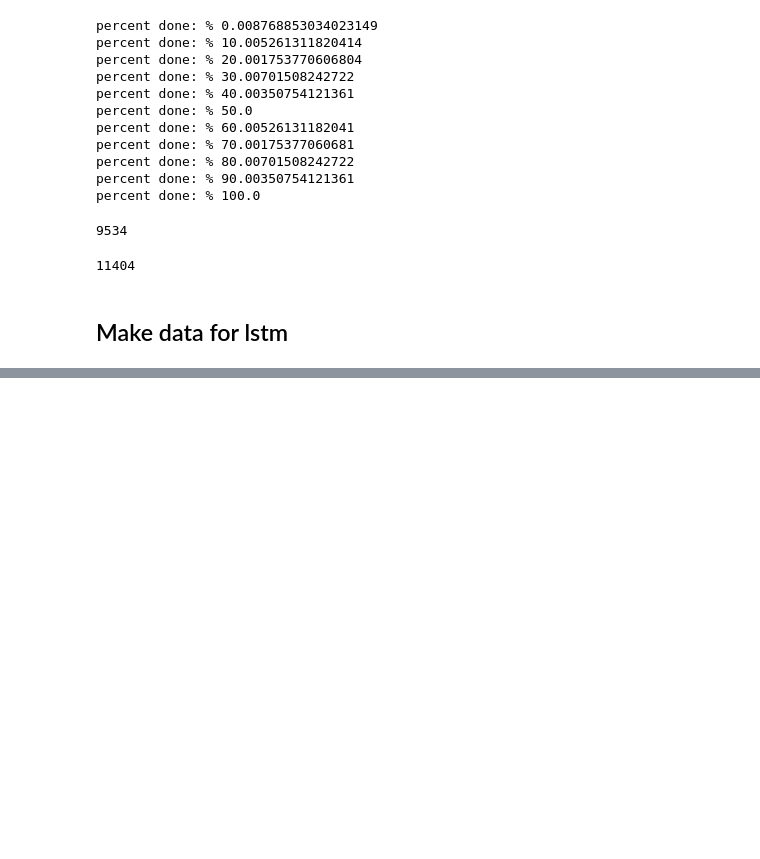
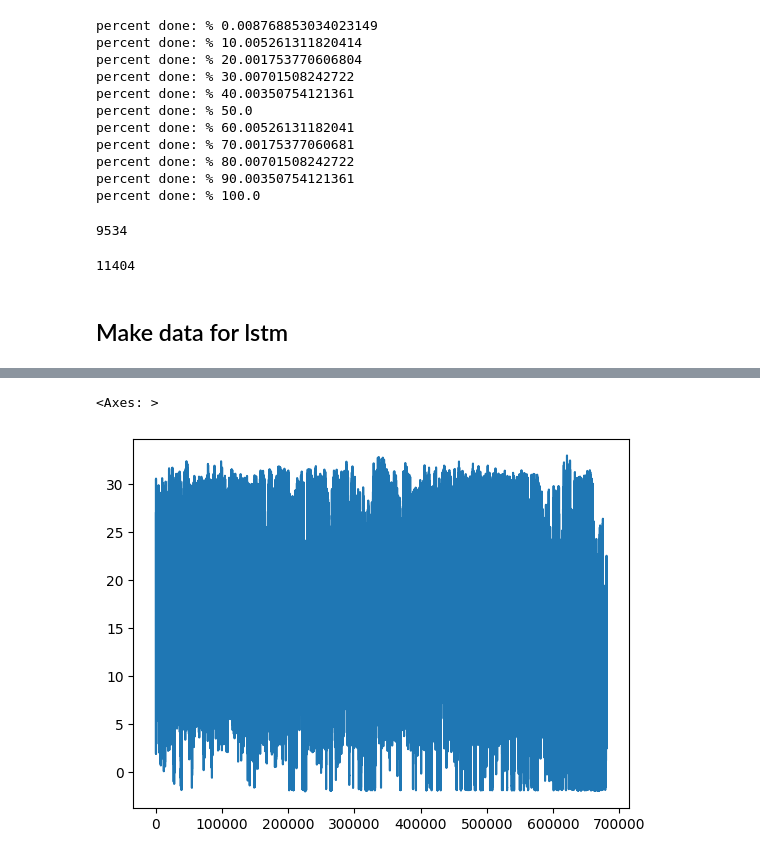
Before and after one commit to JonPGallegos/ocean_climate, a Jupyter notebook: ocean_climate.ipynb, the cells around one changed output, grey strips where cells are left out. Saved outputs shown, nothing was run; the diff lists cells and outputs as text; code cells hidden in the pictures; blank space fills up the shorter version.

Commit message:
lstm and plotting the data

```diff
--- a/ocean_climate.ipynb
+++ b/ocean_climate.ipynb
@@ -284,0 +302,2 @@ lstm_df.to_csv('lstm_data.csv', index=False)
+# %%
+df = pd.read_csv('lstm_data.csv')
@@ -284,0 +320,6 @@ lstm_df.to_csv('lstm_data.csv', index=False)
+# %%
+temp = df['q0_temp']
+temp.plot()
+# %% [output]
+<Axes: >
+[figure, added]
```
Also changed, not shown: parts of 17 cells of this notebook, 2 other files.
